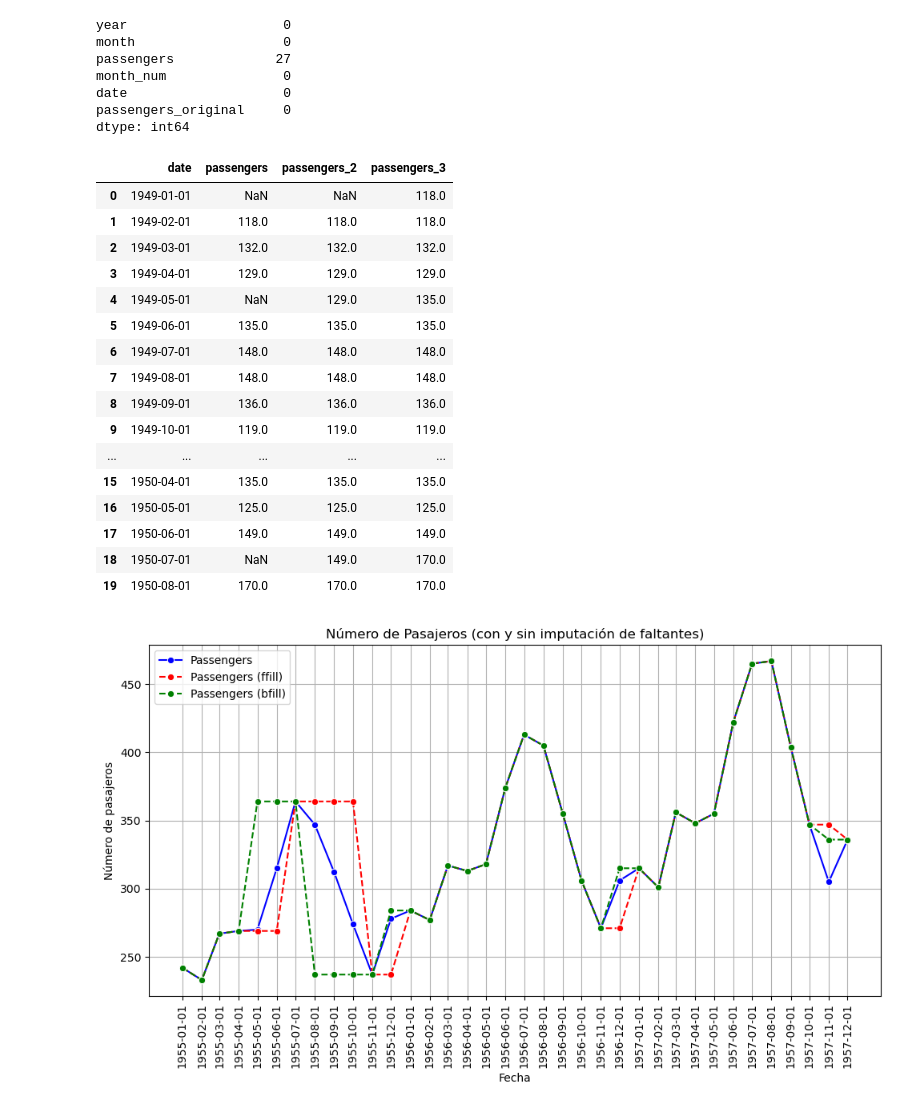
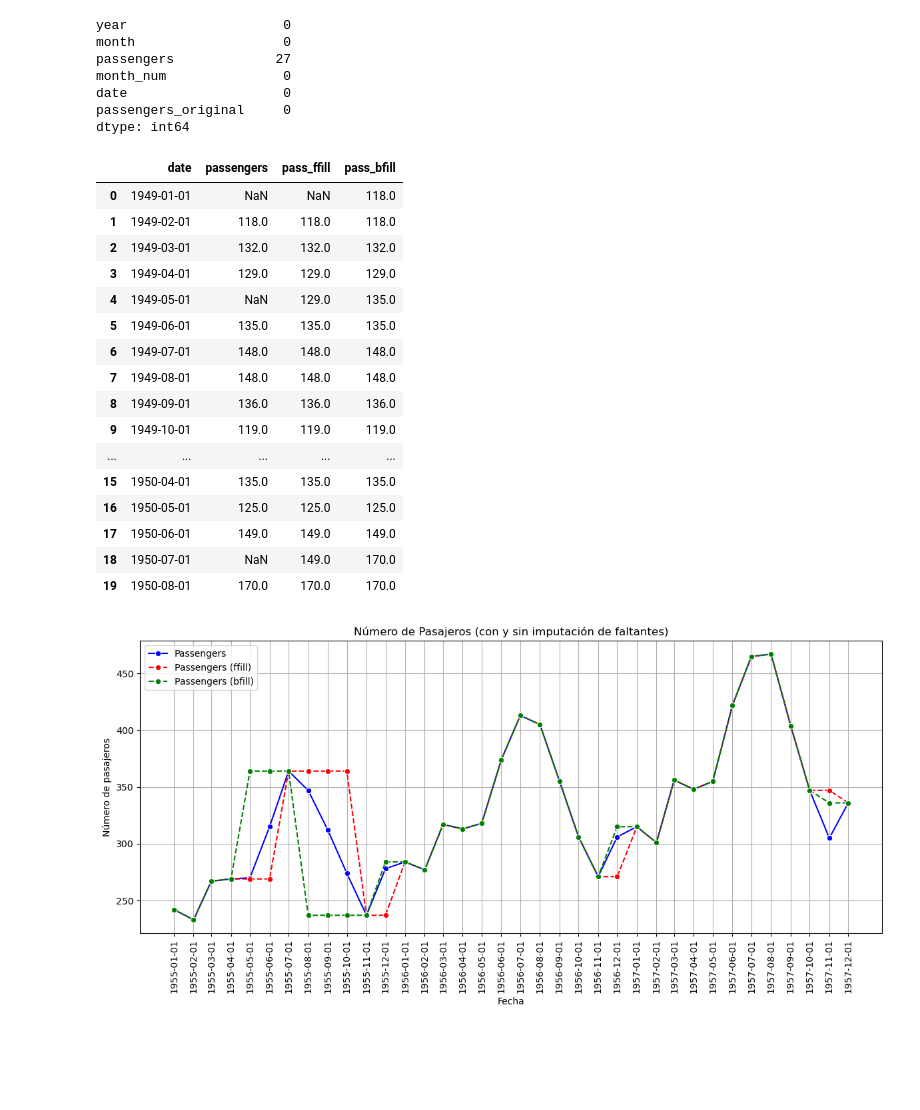
Before and after one commit to FIUBA-Posgrado-Inteligencia-Artificial/CEIA_Analisis_de_datos, a Jupyter notebook: notebooks/clase_04_tratamiento_datos_faltantes.ipynb, the cells around one changed output. Cells and saved outputs as stored; diff of their text form; code cells hidden in the pictures; blank space fills up the shorter version.

```diff
--- a/notebooks/clase_04_tratamiento_datos_faltantes.ipynb
+++ b/notebooks/clase_04_tratamiento_datos_faltantes.ipynb
@@ -274,15 +278,15 @@ date                    0
 passengers_original     0
 dtype: int64
 # %%
-flights_train['passengers_2'] = flights_train['passengers']
-flights_train['passengers_3'] = flights_train['passengers']
+flights_train['pass_ffill'] = flights_train['passengers']
+flights_train['pass_bfill'] = flights_train['passengers']
 
-flights_train['passengers_2'] = flights_train['passengers_2'].ffill() # valor anterior
-flights_train['passengers_3'] = flights_train['passengers_3'].bfill() # valor posterior
+flights_train['pass_ffill'] = flights_train['pass_ffill'].ffill() # valor anterior
+flights_train['pass_bfill'] = flights_train['pass_bfill'].bfill() # valor posterior
 
-flights_train[['date', 'passengers', 'passengers_2', 'passengers_3']].head(20)
+flights_train[['date', 'passengers', 'pass_ffill', 'pass_bfill']].head(20)
 # %% [output]
-|  | date | passengers | passengers_2 | passengers_3 |
+|  | date | passengers | pass_ffill | pass_bfill |
 | 0 | 1949-01-01 | NaN | NaN | 118.0 |
 | 1 | 1949-02-01 | 118.0 | 118.0 | 118.0 |
 | 2 | 1949-03-01 | 132.0 | 132.0 | 132.0 |
@@ -300,22 +304,22 @@ flights_train[['date', 'passengers', 'passengers_2', 'passengers_3']].head(20)
 | 18 | 1950-07-01 | NaN | 149.0 | 170.0 |
 | 19 | 1950-08-01 | 170.0 | 170.0 | 170.0 |
 # %%
-plt.figure(figsize=(10, 6))
+plt.figure(figsize=(12, 6))
 
 data = flights_train[flights_train['year']>1954]
 
 sns.lineplot(data=data, x='date', y='passengers_original', errorbar=None, label='Passengers', color='blue', marker='o')
-sns.lineplot(data=data, x='date', y='passengers_2', errorbar=None, label='Passengers (ffill)', color='red', linestyle='--', marker='o')
-sns.lineplot(data=data, x='date', y='passengers_3', errorbar=None, label='Passengers (bfill)', color='green', linestyle='--', marker='o')
+sns.lineplot(data=data, x='date', y='pass_ffill', errorbar=None, label='Passengers (ffill)', color='red', linestyle='--', marker='o')
+sns.lineplot(data=data, x='date', y='pass_bfill', errorbar=None, label='Passengers (bfill)', color='green', linestyle='--', marker='o')
 
 # Agregar etiquetas y título
 plt.title('Número de Pasajeros (con y sin imputación de faltantes)')
 plt.xlabel('Fecha')
 plt.ylabel('Número de pasajeros')
 plt.xticks(ticks=data['date'], rotation=90)
 plt.legend()
 plt.grid(True)
 plt.tight_layout()
 plt.show()
 # %% [output]
-[figure, old version]
+[figure, new version]
```
Also changed, not shown: parts of 3 cells of this notebook, 3 other files.
